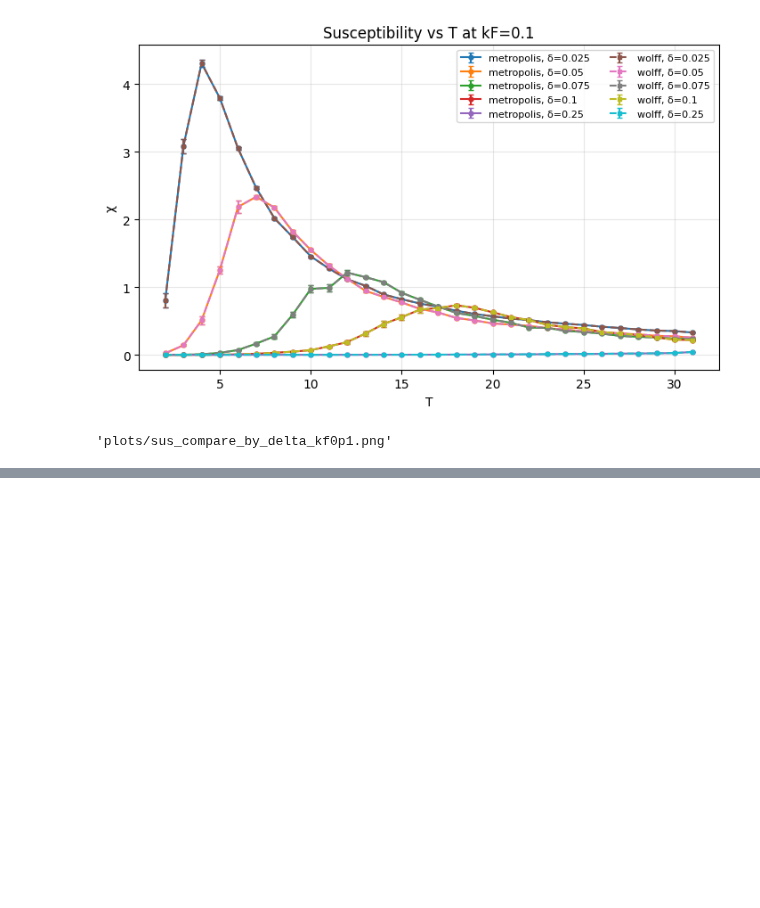
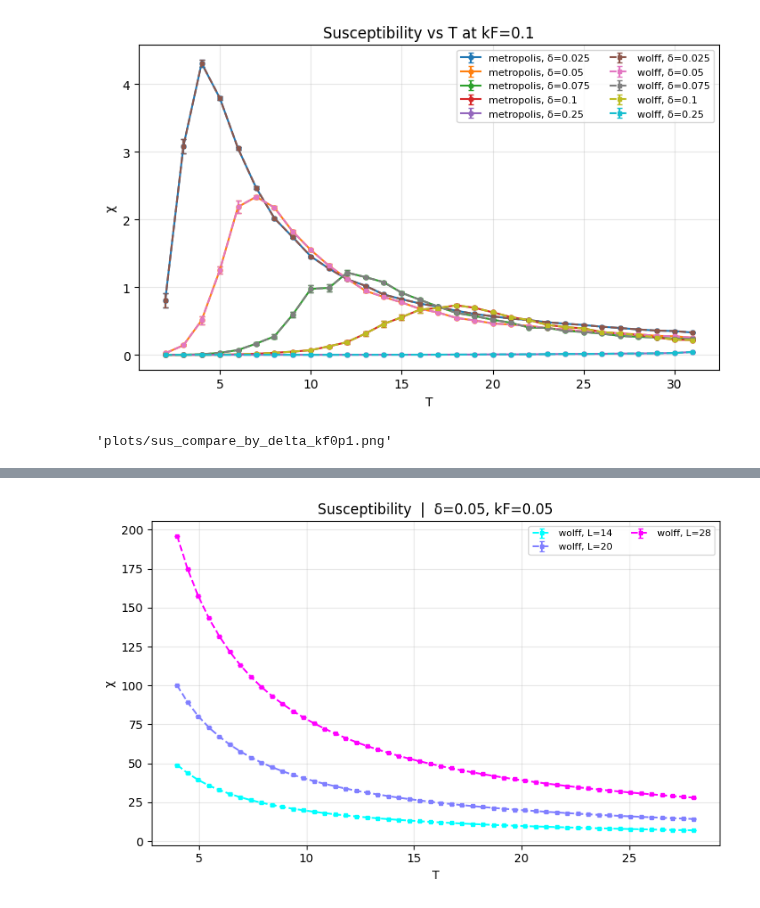
Before and after one commit to condmat-girl/monte-carlo-PtSe2, a Jupyter notebook: test.ipynb, the cells around one changed output, grey strips where cells are left out. Cells and saved outputs as stored; diff of their text form; code cells hidden in the pictures; blank space fills up the shorter version.

```diff
--- a/test.ipynb
+++ b/test.ipynb
@@ -818,0 +1042,84 @@ runner.plot_susceptibility_compare(
+# %%
+# ── Finite-size scaling: χ(T) first, then Binder U₄(T) ───────────────────────
+# Wolff only. One plot each (no duplicate figures).
+#
+# χ definition: chi_mode="step_average" = mean of per-step N(1−M²)/T (original).
+# Use chi_mode="fluctuation" for thermodynamic χ = (N/T)(⟨M²⟩−⟨M⟩²).
+#
+# Python gotcha: ("wolff") is a string; ("wolff",) is a one-element tuple.
+
+import numpy as np
+import matplotlib.pyplot as plt
+from scipy.interpolate import UnivariateSpline
+from plot_observables import ObservablesGrid
+
+DELTA = 0.05
+KF = 0.05
+Ls = [14, 20, 28]
+
+T_grid = np.linspace(4.0, 28.0, 50)
+
+runner = ObservablesGrid(
+    deltas=[DELTA],
+    kfs=[KF],
+    Ls=Ls,
+    T_grid=T_grid,
+    method="wolff",
+    # For a physical χ peak near Tc, use fluctuation definition:
+    # χ = (N/T) (⟨M²⟩ − ⟨M⟩²)
+    chi_mode="fluctuation",
+    warmup={"wolff": 500},
+    steps={"wolff": 2000},
+    outdir="plots",
+    cache_dir="cache",
+)
+
+runner.run_susceptibility_sweep(
+    deltas=[DELTA],
+    kfs=[KF],
+    Ls=Ls,
+    methods=("wolff",),
+)
+
+# 1) χ(T) for different L — single figure
+runner.plot_susceptibility_fss(
+    DELTA,
+    KF,
+    Ls=Ls,
+    methods=("wolff",),
+    fname=f"chi_fss_d{str(DELTA).replace('.', 'p')}_kf{str(KF).replace('.', 'p')}_wolff.png",
+)
+
+# 2) Binder U₄(T) — single figure
+runner.plot_binder_crossing(
+    delta=DELTA,
+    kf=KF,
+    Ls=Ls,
+    methods=("wolff",),
+    fname=f"binder_d{str(DELTA).replace('.', 'p')}_kf{str(KF).replace('.', 'p')}_wolff.png",
+)
+
+# 3) Tc from pairwise Binder crossings
+def find_crossing(T, u4_L1, u4_L2):
+    diff = UnivariateSpline(T, u4_L1 - u4_L2, s=0, k=3)
+    roots = diff.roots()
+    if roots.size == 0:
+        return np.nan
+    mid = (T.min() + T.max()) / 2
+    return float(roots[np.argmin(np.abs(roots - mid))])
+
+print("\n── Tc estimates from Binder crossings (Wolff) ──")
+method = "wolff"
+Tc_vals = []
+for i in range(len(Ls) - 1):
+    L1, L2 = Ls[i], Ls[i + 1]
+    d1 = runner.results[(float(DELTA), float(KF), L1, method)]
+    d2 = runner.results[(float(DELTA), float(KF), L2, method)]
+    T = d1["T"]
+    Tc = find_crossing(T, d1["Binder"], d2["Binder"])
+    print(f"    L={L1} vs L={L2}: Tc ≈ {Tc:.2f}")
+    if np.isfinite(Tc):
+        Tc_vals.append(Tc)
+if Tc_vals:
+    print(f"    ⟹  mean Tc ≈ {np.mean(Tc_vals):.2f} ± {np.std(Tc_vals):.2f}")
+# %% [output]
@@ -818,0 +1129 @@ runner.plot_susceptibility_compare(
+[figure, added]
```
Also changed, not shown: parts of 4 cells of this notebook.
